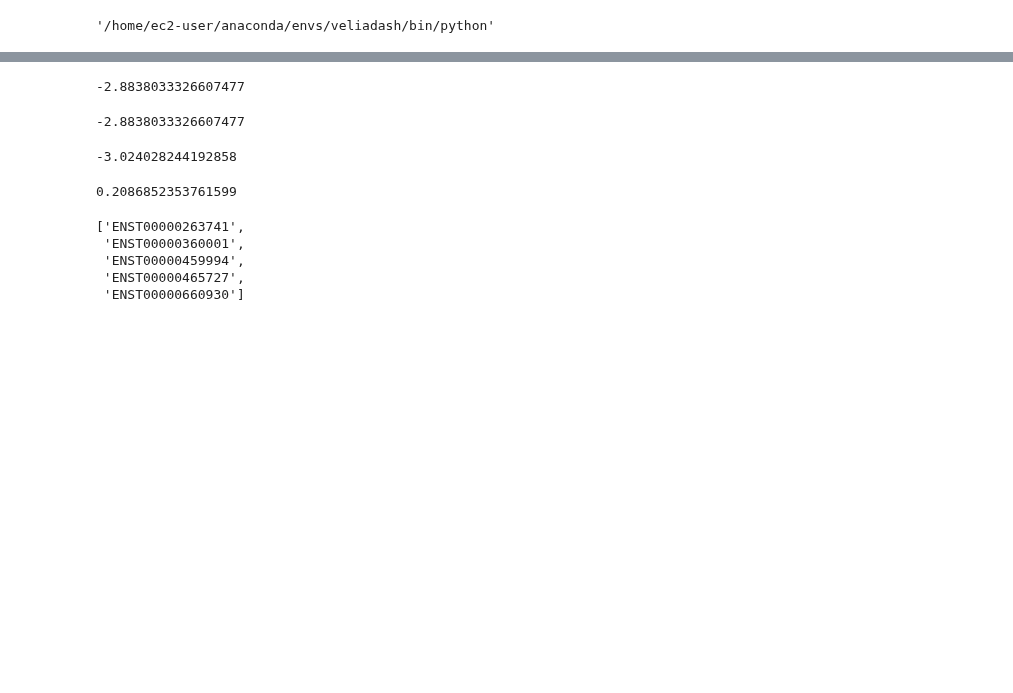
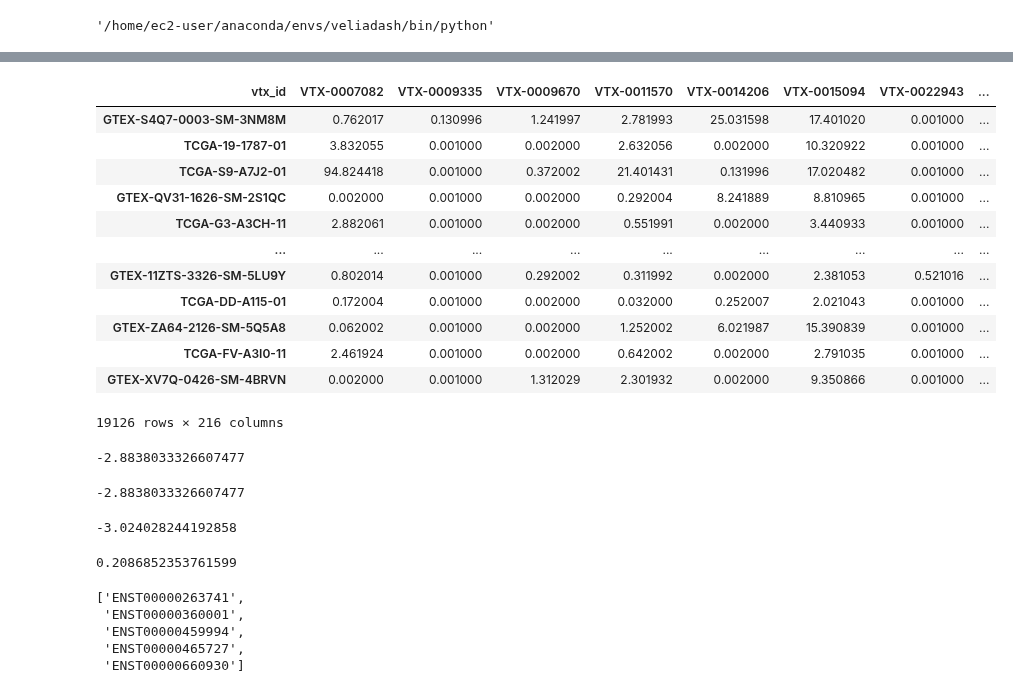
Before and after one commit to veliatx/dashboard, a Jupyter notebook: dashboard/testing.ipynb, the cells around one changed output, grey strips where cells are left out. Drawn from its saved outputs; the diff is of its cells as text; code cells hidden in the pictures; blank space fills up the shorter version.

```diff
--- a/dashboard/testing.ipynb
+++ b/dashboard/testing.ipynb
@@ -14,0 +43,12 @@ NameError: name 'vtx_id_to_transcripts' is not defined
+# %%
+    xena_metadata_df, xena_exp_df, vtx_id_to_transcripts = load_xena_tcga_gtex_target()
+    transcript_to_vtx_id = {}
+
+    for ix, row in vtx_id_to_transcripts.iterrows():
+        for val in row['transcripts_exact']:
+            transcript_to_vtx_id[val] = ix
+
+    # xena_exp_df = xena_exp_df.T.copy()
+    # xena_exp_df = xena_exp_df.loc[xena_exp_df.index.intersection(transcript_to_vtx_id.keys())]
+    # xena_exp_df['vtx_id'] = xena_exp_df.apply(lambda x: transcript_to_vtx_id[x.name], axis=1)
+    # xena_exp_df = xena_exp_df.groupby('vtx_id').aggregate(np.sum).T
@@ -15,3 +72,32 @@ NameError: name 'vtx_id_to_transcripts' is not defined
+# %%
+    xena_metadata_df, xena_exp_df, vtx_id_to_transcripts = load_xena_tcga_gtex_target()
+
+    transcript_to_vtx_id = {}
+
+    for ix, row in vtx_id_to_transcripts.iterrows():
+        for val in row['transcripts_exact']:
+            transcript_to_vtx_id[val] = ix
+
+    xena_exp_df = xena_exp_df.T.copy()
+    xena_exp_df = xena_exp_df.loc[xena_exp_df.index.intersection(transcript_to_vtx_id.keys())]
+    xena_exp_df['vtx_id'] = xena_exp_df.apply(lambda x: transcript_to_vtx_id[x.name], axis=1)
+    xena_exp_df = xena_exp_df.groupby('vtx_id').aggregate(np.sum).T
+# %%
+xena_exp_df
+# %% [output]
+| vtx_id | VTX-0007082 | VTX-0009335 | VTX-0009670 | VTX-0011570 | VTX-0014206 | VTX-0015094 | VTX-0022943 | ... |
+| GTEX-S4Q7-0003-SM-3NM8M | 0.762017 | 0.130996 | 1.241997 | 2.781993 | 25.031598 | 17.401020 | 0.001000 | ... |
+| TCGA-19-1787-01 | 3.832055 | 0.001000 | 0.002000 | 2.632056 | 0.002000 | 10.320922 | 0.001000 | ... |
+| TCGA-S9-A7J2-01 | 94.824418 | 0.001000 | 0.372002 | 21.401431 | 0.131996 | 17.020482 | 0.001000 | ... |
+| GTEX-QV31-1626-SM-2S1QC | 0.002000 | 0.001000 | 0.002000 | 0.292004 | 8.241889 | 8.810965 | 0.001000 | ... |
+| TCGA-G3-A3CH-11 | 2.882061 | 0.001000 | 0.002000 | 0.551991 | 0.002000 | 3.440933 | 0.001000 | ... |
+| ... | ... | ... | ... | ... | ... | ... | ... | ... |
+| GTEX-11ZTS-3326-SM-5LU9Y | 0.802014 | 0.001000 | 0.292002 | 0.311992 | 0.002000 | 2.381053 | 0.521016 | ... |
+| TCGA-DD-A115-01 | 0.172004 | 0.001000 | 0.002000 | 0.032000 | 0.252007 | 2.021043 | 0.001000 | ... |
+| GTEX-ZA64-2126-SM-5Q5A8 | 0.062002 | 0.001000 | 0.002000 | 1.252002 | 6.021987 | 15.390839 | 0.001000 | ... |
+| TCGA-FV-A3I0-11 | 2.461924 | 0.001000 | 0.002000 | 0.642002 | 0.002000 | 2.791035 | 0.001000 | ... |
+| GTEX-XV7Q-0426-SM-4BRVN | 0.002000 | 0.001000 | 1.312029 | 2.301932 | 0.002000 | 9.350866 | 0.001000 | ... |
+19126 rows × 216 columns
 # %%
 def load_xena_tcga_gtex_target():
     xena_metadata = pd.read_table('./data/TcgaTargetGTEX_phenotype.txt', encoding='latin-1', index_col=0)
```
Also changed, not shown: parts of 5 cells of this notebook, 3 other files.
